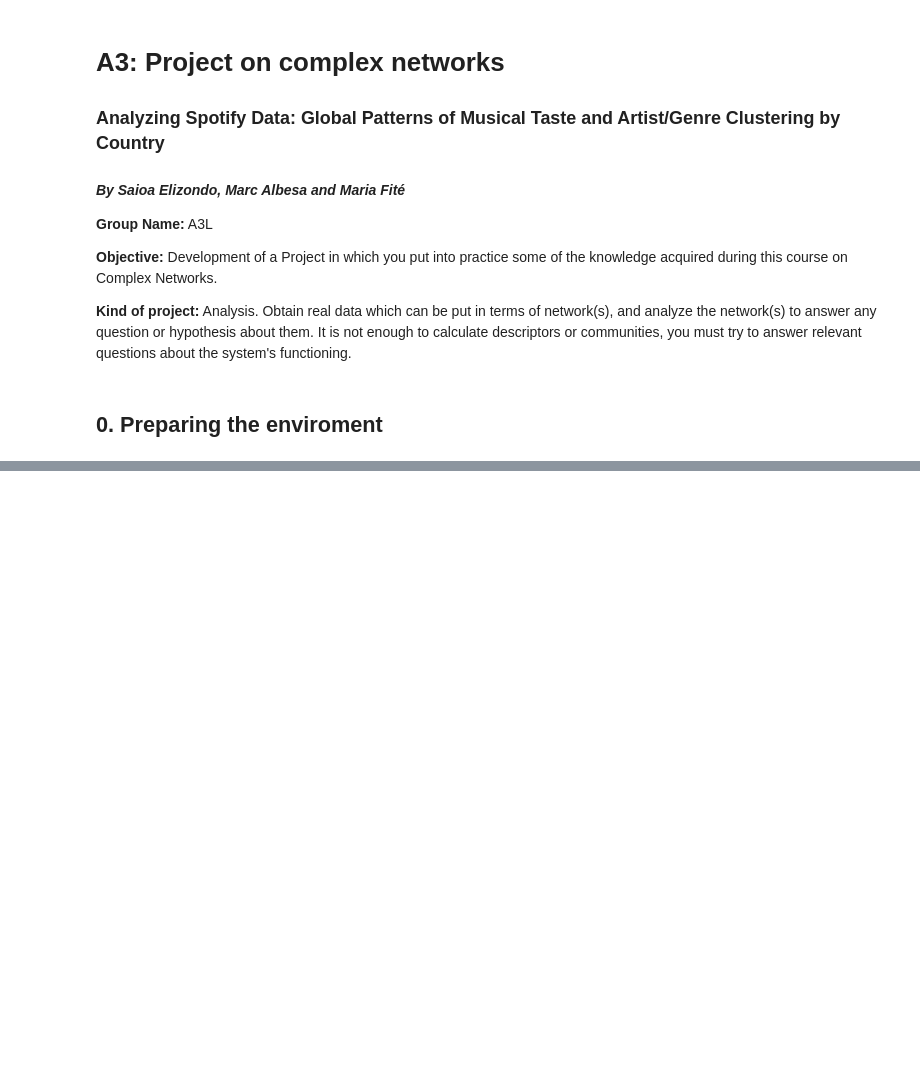
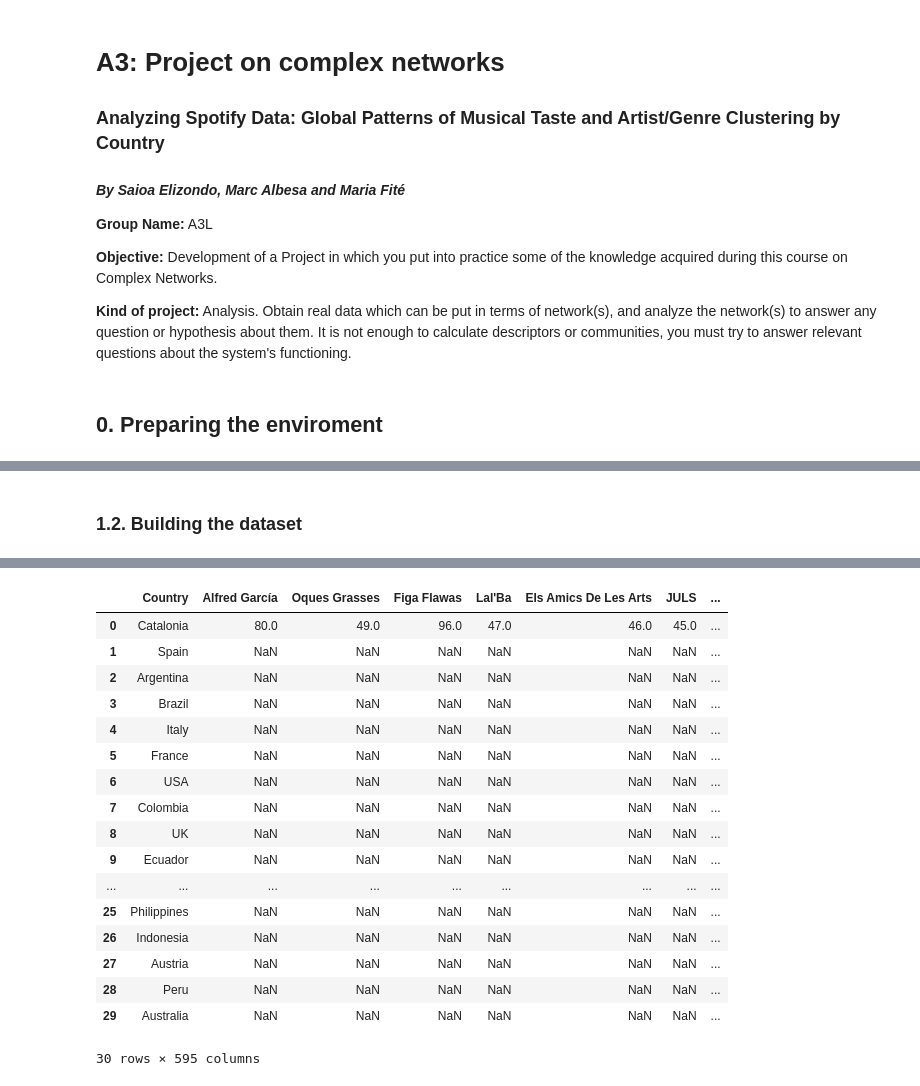
Before and after one commit to marcalvi/Complex-Networks-Project, a Jupyter notebook: A3.ipynb, the cells around one changed output, grey strips where cells are left out. Drawn from its saved outputs; the diff is of its cells as text; code cells hidden in the pictures; blank space fills up the shorter version.

```diff
--- a/A3.ipynb
+++ b/A3.ipynb
@@ -157,0 +95,57 @@ print(df)
+# %% [markdown]
+### 1.2. Building the dataset
+# %%
+# Set up credentials
+from spotipy.oauth2 import SpotifyOAuth
+
+client_id = '19107210277541c8a31c434e1d5d58c5'
+client_secret = 'bf0216ea58b1471a976b1179aec337c5'
+sp = spotipy.Spotify(auth_manager=SpotifyOAuth(
+    client_id=client_id,
+    client_secret=client_secret,
+    redirect_uri='http://localhost:8888/callbackif',
+    scope="playlist-read-private playlist-read-collaborative"
+))
+
+# Initialize empty dataframe
+dataframe = pd.DataFrame()
+
+# Fetch playlist tracks
+for country, playlist_id in playlist_ids.items():
+    print(f"Fetching playlist {playlist_id} for {country}")
+
+    # Retrieve playlist items
+    try:
+        playlist_tracks = sp.playlist_items(playlist_id, market="global")
+    except Exception as e:
+        print(f"Error fetching playlist {playlist_id}: {e}")
+        continue
+
+    # Create and initialize dataframe entry
+    country_artists = dict()
+    country_artists = {"Country": country}
+
+    for index, item in enumerate(playlist_tracks['items']):
+        track = item["track"]
+
+        # Fetch track stats
+        Position = index + 1
+        Artist = track["artists"][0]["name"]
+        Album = track["album"]
+        Popularity = track["popularity"]
+
+        # Compute popularity score (weight)
+        popularity_score = (51-Position)
+
+        # Check if the artist already in the country top50
+        if Artist in country_artists.keys():
+            country_artists[Artist] += popularity_score
+        else: # Add as a new row
+            country_artists[Artist] = popularity_score
+
+    # Add the dictionary as a new row
+    dataframe = pd.concat([dataframe, pd.DataFrame([country_artists])], ignore_index=True)
+
+# Print DataFrame
+dataframe
+# %% [output]
@@ -157,0 +169,18 @@ print(df)
+|  | Country | Alfred García | Oques Grasses | Figa Flawas | Lal'Ba | Els Amics De Les Arts | JULS | ... |
+| 0 | Catalonia | 80.0 | 49.0 | 96.0 | 47.0 | 46.0 | 45.0 | ... |
+| 1 | Spain | NaN | NaN | NaN | NaN | NaN | NaN | ... |
+| 2 | Argentina | NaN | NaN | NaN | NaN | NaN | NaN | ... |
+| 3 | Brazil | NaN | NaN | NaN | NaN | NaN | NaN | ... |
+| 4 | Italy | NaN | NaN | NaN | NaN | NaN | NaN | ... |
+| 5 | France | NaN | NaN | NaN | NaN | NaN | NaN | ... |
+| 6 | USA | NaN | NaN | NaN | NaN | NaN | NaN | ... |
+| 7 | Colombia | NaN | NaN | NaN | NaN | NaN | NaN | ... |
+| 8 | UK | NaN | NaN | NaN | NaN | NaN | NaN | ... |
+| 9 | Ecuador | NaN | NaN | NaN | NaN | NaN | NaN | ... |
+| ... | ... | ... | ... | ... | ... | ... | ... | ... |
+| 25 | Philippines | NaN | NaN | NaN | NaN | NaN | NaN | ... |
+| 26 | Indonesia | NaN | NaN | NaN | NaN | NaN | NaN | ... |
+| 27 | Austria | NaN | NaN | NaN | NaN | NaN | NaN | ... |
+| 28 | Peru | NaN | NaN | NaN | NaN | NaN | NaN | ... |
+| 29 | Australia | NaN | NaN | NaN | NaN | NaN | NaN | ... |
+30 rows × 595 columns
```
Also changed, not shown: parts of 16 cells of this notebook, 3 other files.
